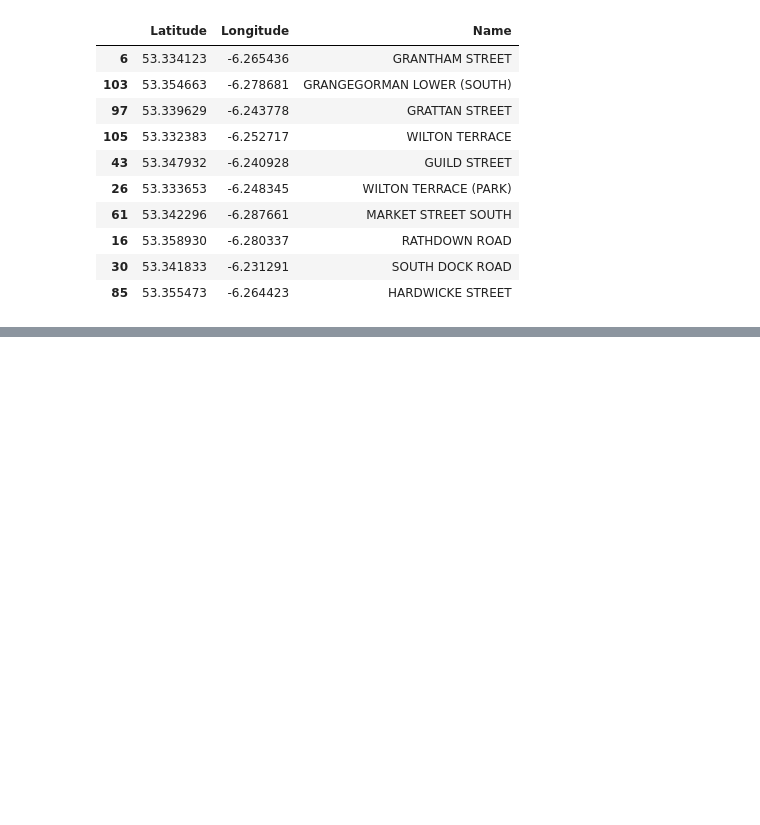
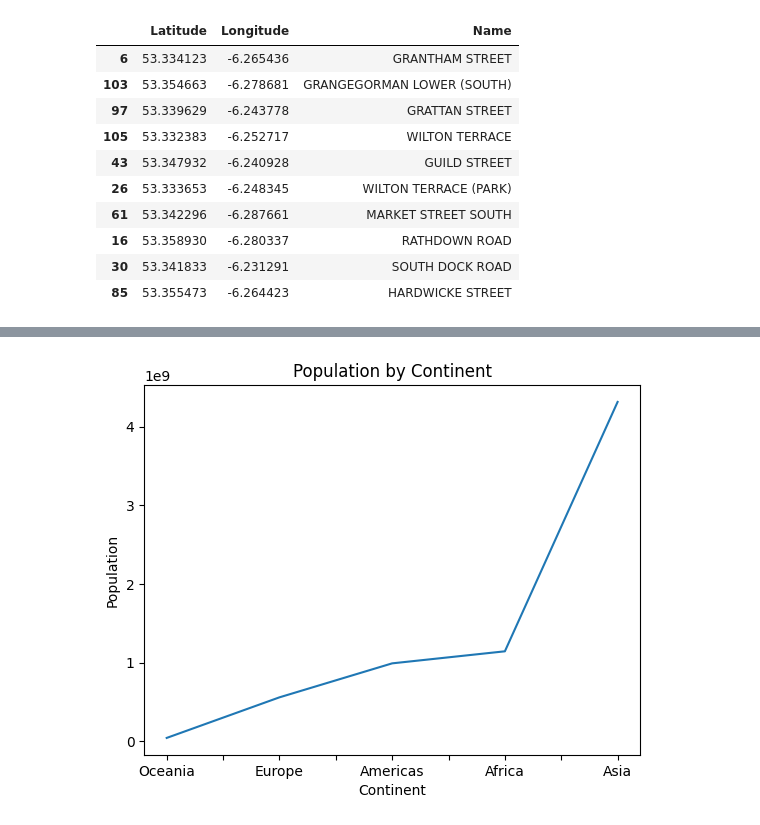
Before and after one commit to KTUYTS/cs441-19-sp2023-data-visualization, a Jupyter notebook: cs441_sp2023_tuyts.ipynb, the cells around one changed output, grey strips where cells are left out. Drawn from its saved outputs; the diff is of its cells as text; code cells hidden in the pictures; blank space fills up the shorter version.

```diff
--- a/cs441_sp2023_tuyts.ipynb
+++ b/cs441_sp2023_tuyts.ipynb
@@ -448,0 +548,7 @@ map
+# %%
+population = population[['Rank','Country', 'Population']]
+
+## Rename the columns
+population.columns = [['rank', 'country', 'population', 'world_perc']]
+population.columns = [x[0] for x in population.columns]
+population.head()
@@ -448,0 +562,13 @@ map
+# %%
+## Insert country code
+def country_code(country):
+    try:
+        return(pc.countries.get(name = country).alpha_3)
+    except:
+        return("NA")
+
+population['code'] = [country_code(x) for x in population['country']]
+population.head()
+
+## Create a continent column ----
+## get a list of codes
@@ -448,0 +582,7 @@ map
+# %%
+codes = pd.read_html('https://cloford.com/resources/codes/index.htm')[3]
+codes = codes.drop('Note', axis = 'columns')
+codes = codes.rename(columns = {"ISO (2)": "ISO2", "ISO (3)": "code", "ISO (No)": "ISO_No"})
+
+## preview codes
+codes.head()
@@ -448,0 +596,4 @@ map
+# %%
+## Join the two dataframes ----
+final_data = pd.merge(population, codes, on = "code")
+final_data.head()
@@ -448,0 +688,10 @@ map
+# %%
+## Plot sorted population by continent
+final_data.groupby('Continent').sum()['population'].sort_values().plot()
+plt.style.use("tableau-colorblind10")
+plt.xlabel("Continent")
+plt.ylabel("Population")
+plt.title("Population by Continent")
+plt.show()
+# %% [output]
+[figure, added]
```
Also changed, not shown: parts of 24 cells of this notebook.
